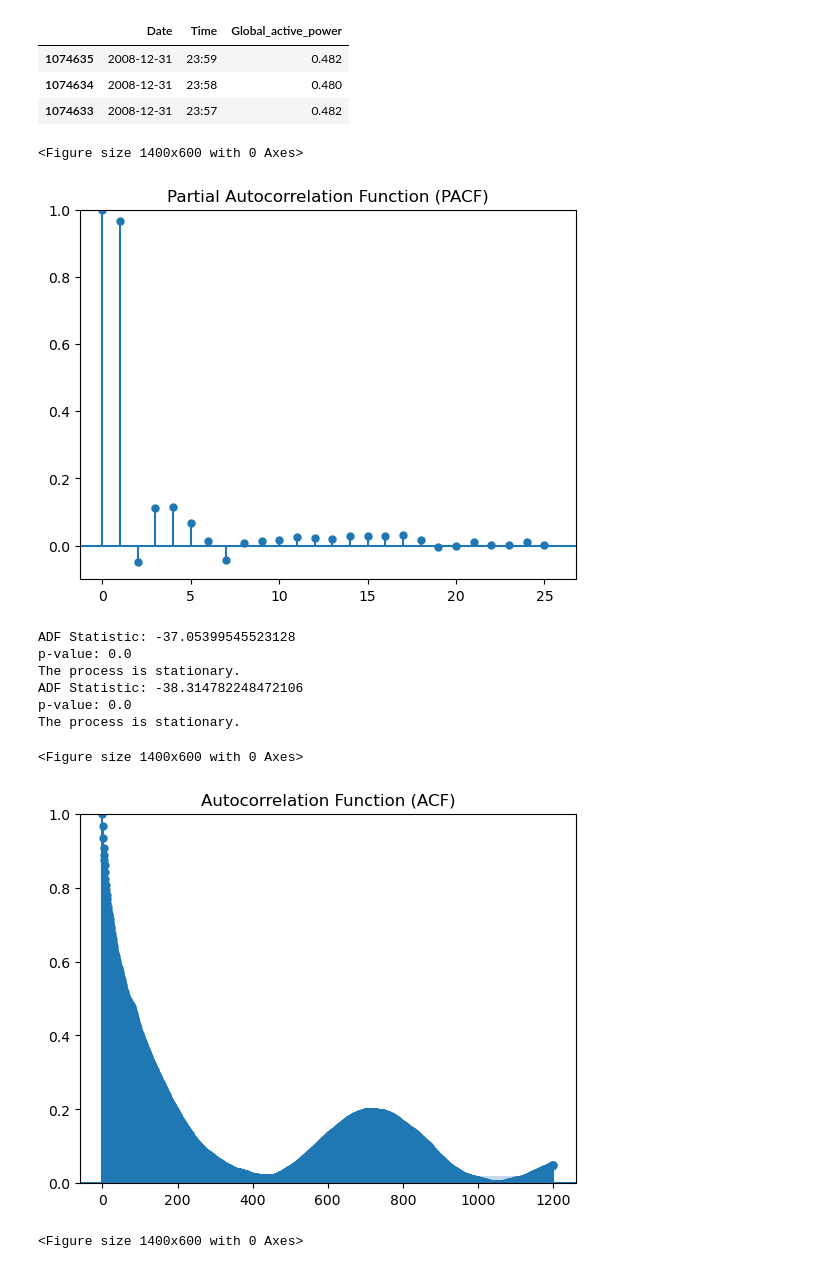
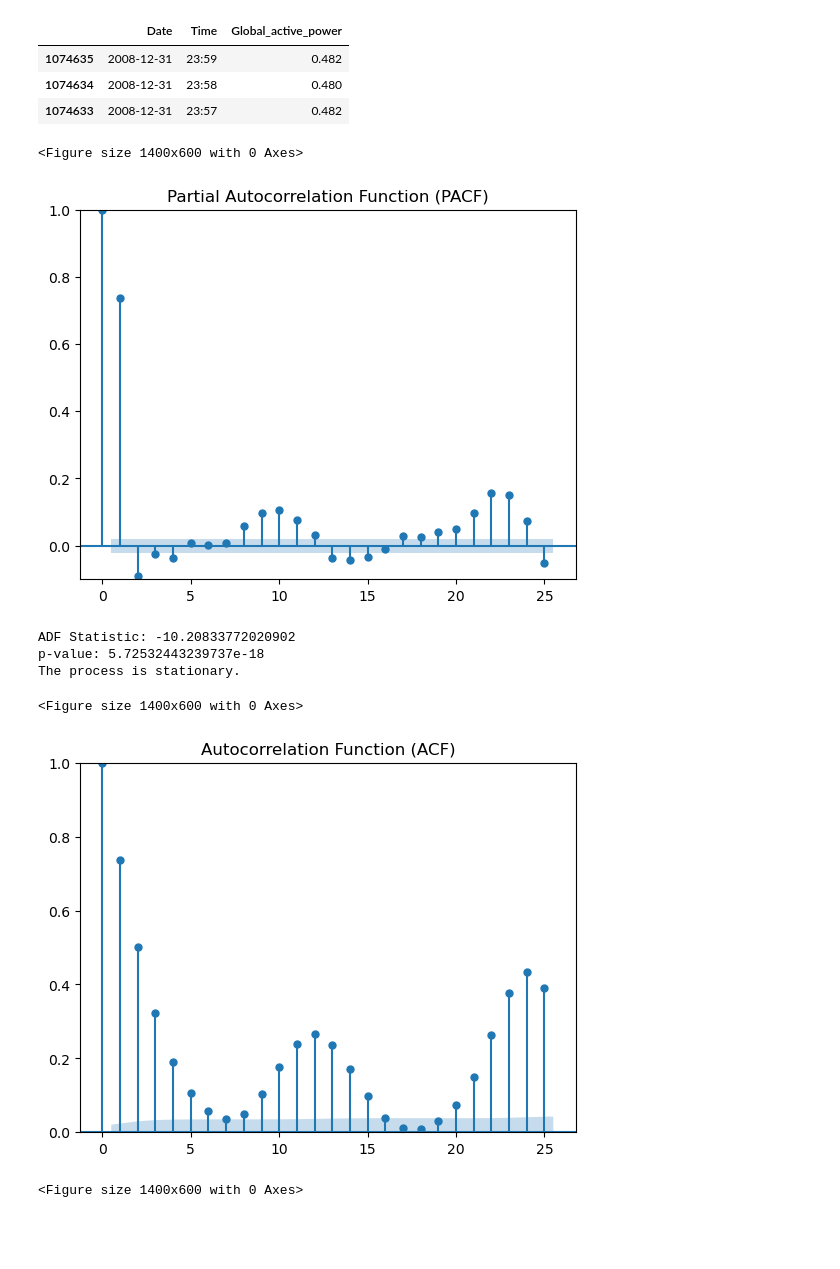
Before and after one commit to LyricLrs/Prediction-of-Individual-Household-Electric-Power-Consumption, a Jupyter notebook: ARIMA.ipynb, the cells around one changed output. Drawn from its saved outputs; the diff is of its cells as text; code cells hidden in the pictures; blank space fills up the shorter version.

```diff
--- a/ARIMA.ipynb
+++ b/ARIMA.ipynb
@@ -139,54 +285,38 @@ display(data.sort_values(by=['Date', 'Time'], ascending=False).head(3))
 # %%
 # Plot PACF - p
 
-data_temp = pd.read_csv('2yrs_data.csv')
-plt.figure(figsize=(width, height))
-plot_pacf(data_temp[PREDICTION_TERM], lags=25)
+plt.figure(figsize=(14, 6))
+plot_pacf(df['hourly_active_power'], lags=25)
 plt.ylim(-0.1, 1)
 plt.title('Partial Autocorrelation Function (PACF)')
 plt.show()
 # %% [output]
 <Figure size 1400x600 with 0 Axes>
-[figure, old version]
+[figure, new version]
 # %%
 # Check Stationary - d
 # Augmented Dickey-Fuller test for stationarity
 
-# 2006 - 2007
-data_temp = pd.read_csv('2yrs_data.csv')
-result = adfuller(data_temp[PREDICTION_TERM].head(int(len(data_temp)/2)))
+result = adfuller(df['hourly_active_power'])
 print(f'ADF Statistic: {result[0]}')
 print(f'p-value: {result[1]}')
 if result[1] < 0.05:
     print("The process is stationary.")
 else:
     print("The process is not stationary.")
-
-# 2007 - 2008
-result = adfuller(data_temp[PREDICTION_TERM].tail(int(len(data_temp)/2)))
-print(f'ADF Statistic: {result[0]}')
-print(f'p-value: {result[1]}')
-
-if result[1] < 0.05:
-    print("The process is stationary.")
-else:
-    print("The process is not stationary.")
 # %% [output]
-ADF Statistic: -37.05399545523128
-p-value: 0.0
+ADF Statistic: -10.20833772020902
+p-value: 5.72532443239737e-18
 The process is stationary.
-ADF Statistic: -38.314782248472106
-p-value: 0.0
-The process is stationary.
 # %%
 # Plot ACF - q
-data_temp = pd.read_csv('2yrs_data.csv')
-plt.figure(figsize=(width, height))
-plot_acf(data_temp[PREDICTION_TERM], lags=1200)
+
+plt.figure(figsize=(14, 6))
+plot_acf(df['hourly_active_power'], lags=25)
 plt.ylim(0, 1)
 plt.title('Autocorrelation Function (ACF)')
 plt.show()
 # %% [output]
 <Figure size 1400x600 with 0 Axes>
-[figure, old version]
+[figure, new version]
 # %%
```
Also changed, not shown: parts of 9 cells of this notebook.
